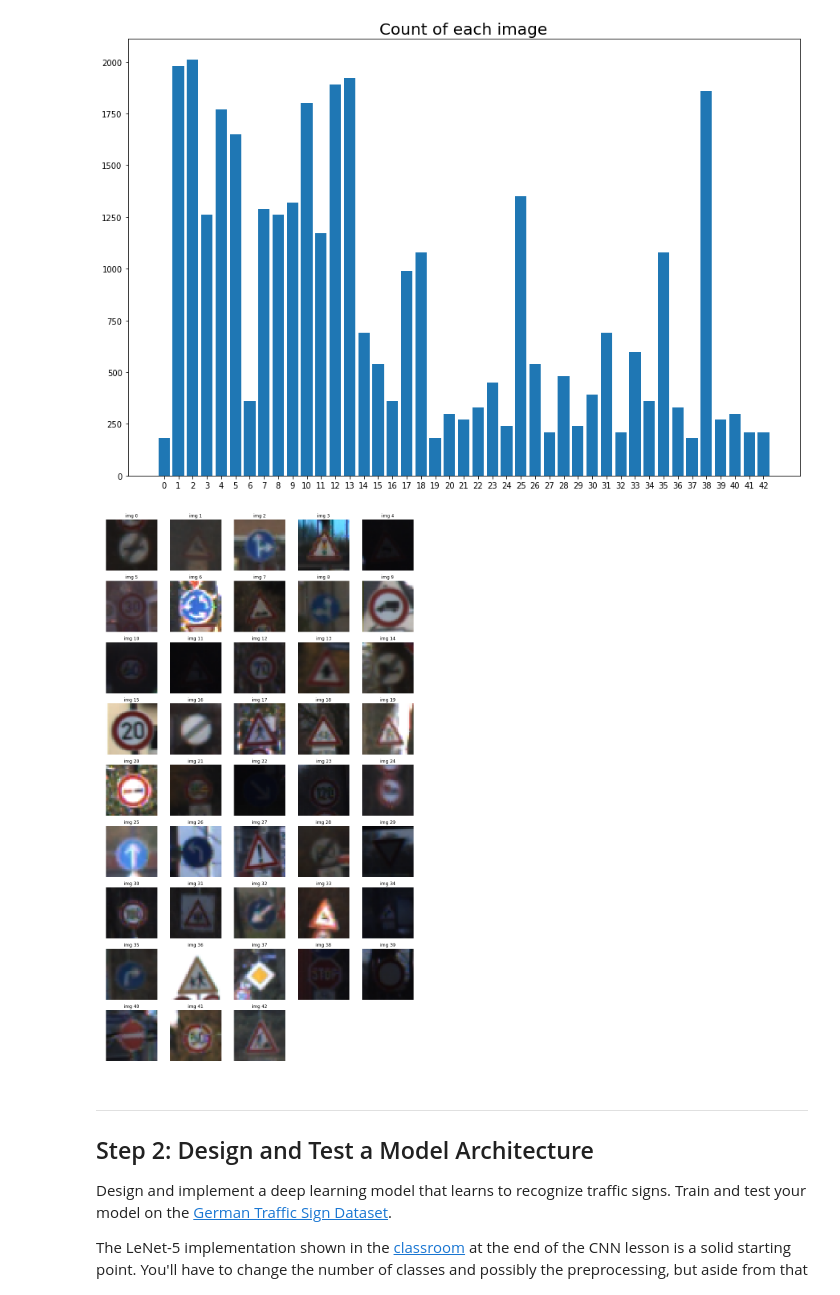
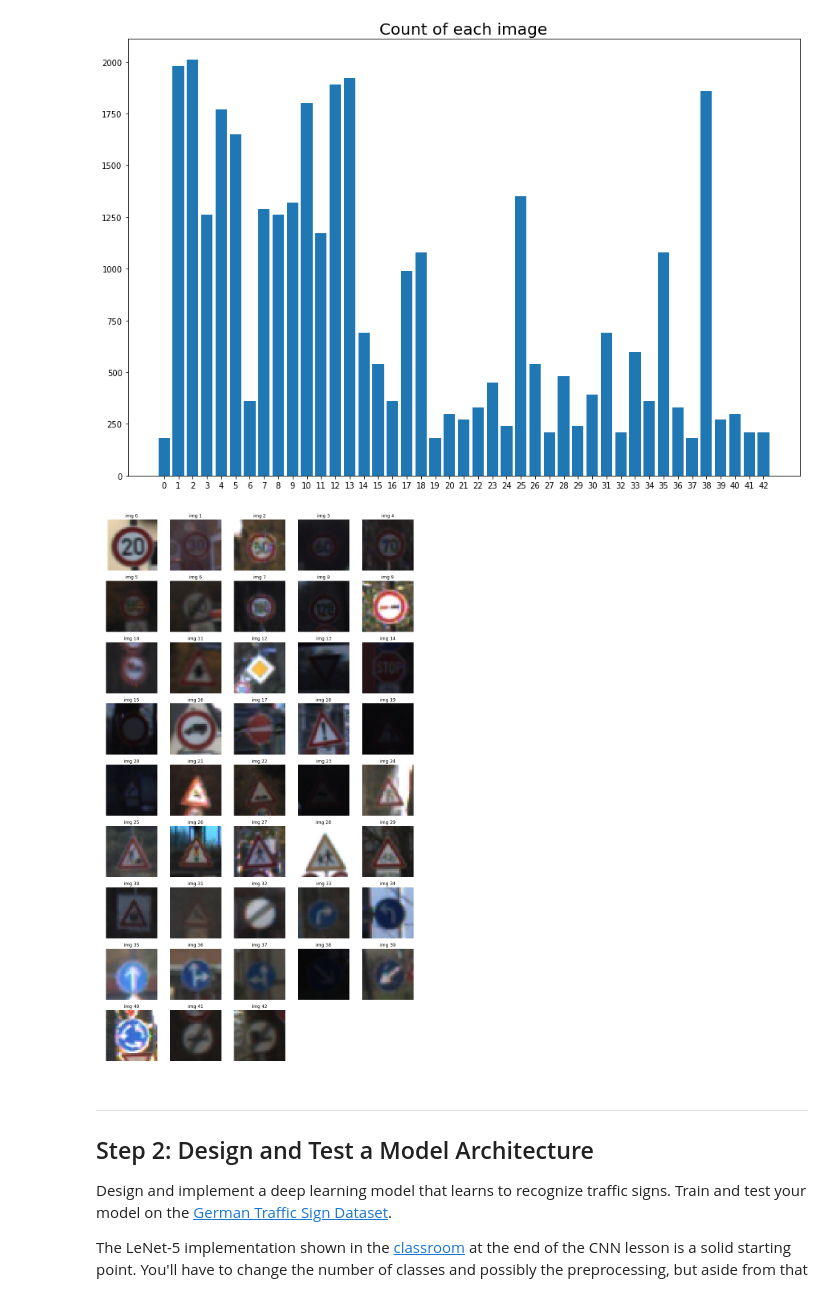
Before and after one commit to madsonrda/traffic_sign_classifier, a Jupyter notebook: Traffic_Sign_Classifier.ipynb, the cells around one changed output. Drawn from its saved outputs; the diff is of its cells as text; code cells hidden in the pictures.

```diff
--- a/Traffic_Sign_Classifier.ipynb
+++ b/Traffic_Sign_Classifier.ipynb
@@ -115,13 +116,13 @@ plt.bar(sorted(signs.keys()),[len(signs[x]) for x in sorted(signs.keys())])
 [figure]
 # %%
 fig = plt.figure(figsize=(15, 30))
-for i, img in enumerate(signs):
+for i, img in enumerate(sorted(signs.keys())):
     fig.add_subplot(10, 5, i+1)
     plt.axis('off')
-    plt.title("img {}".format(i))
+    plt.title("img {}".format(img))
     plt.imshow(X_train[signs[img][0]])
 # %% [output]
-[figure, old version]
+[figure, new version]
 # %% [markdown]
 ----
 
```
Also changed, not shown: parts of 21 cells of this notebook, 9 other files.
